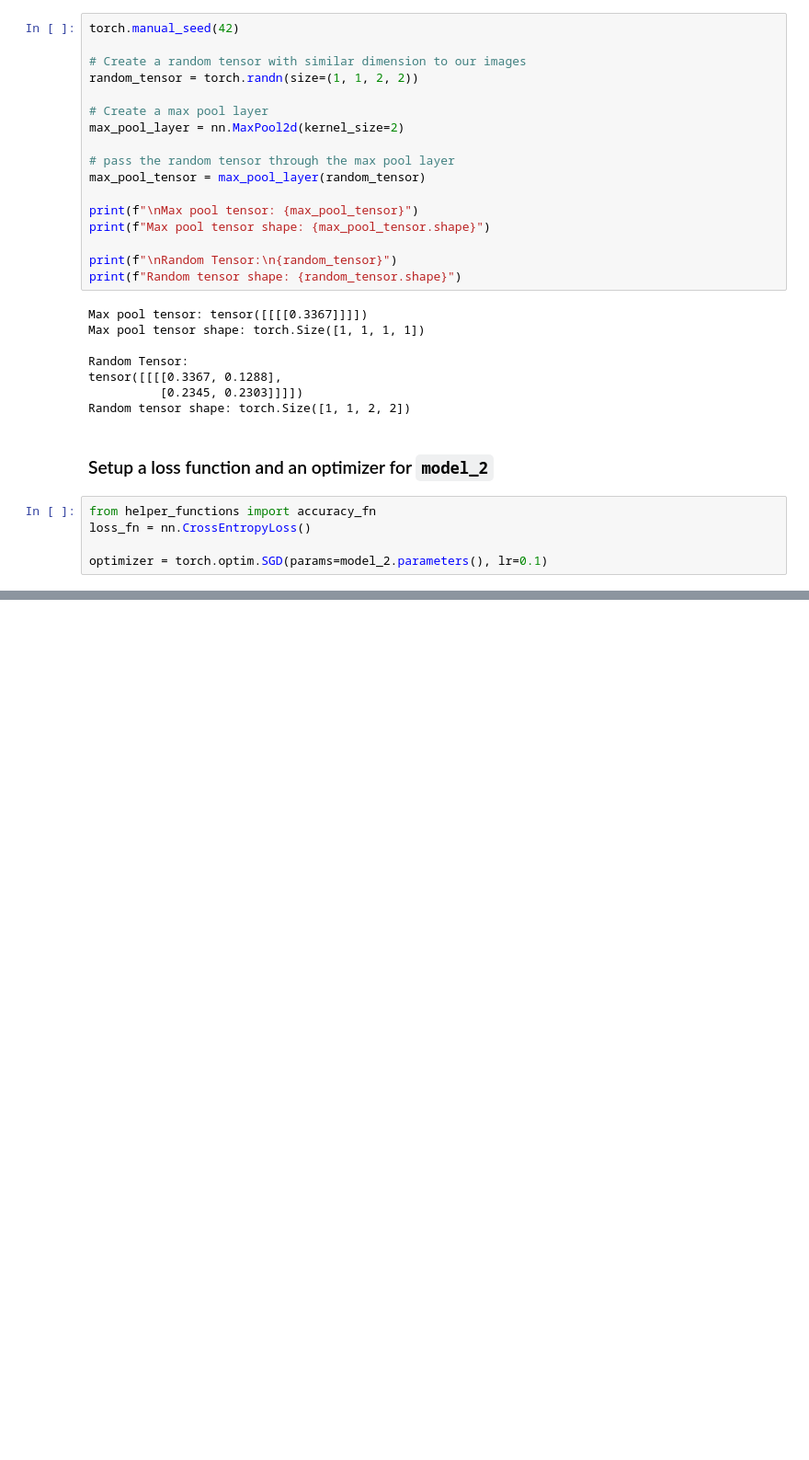
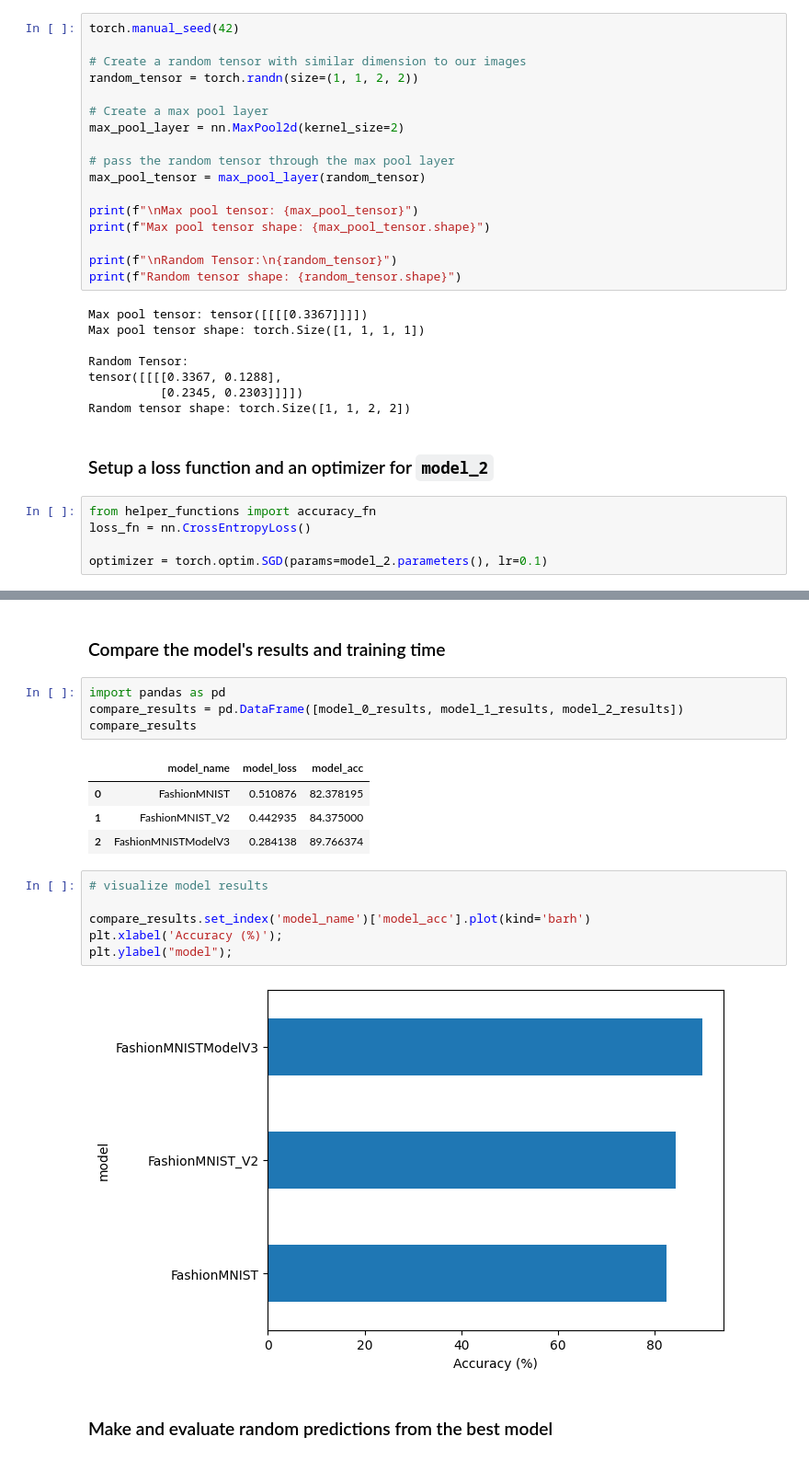
Before and after one commit to Dhyey-2005/PyTorch, a Jupyter notebook: 03_pytorch_computer_vision.ipynb, the cells around one changed output, grey strips where cells are left out. Shown at 92% size. Cells and saved outputs as stored; diff of their text form; blank space fills up the shorter version.

```diff
--- a/03_pytorch_computer_vision.ipynb
+++ b/03_pytorch_computer_vision.ipynb
@@ -806,0 +807,21 @@ model_2_results
+# %% [markdown]
+### Compare the model's results and training time
+# %%
+import pandas as pd
+compare_results = pd.DataFrame([model_0_results, model_1_results, model_2_results])
+compare_results
+# %% [output]
+|  | model_name | model_loss | model_acc |
+| 0 | FashionMNIST | 0.510876 | 82.378195 |
+| 1 | FashionMNIST_V2 | 0.442935 | 84.375000 |
+| 2 | FashionMNISTModelV3 | 0.284138 | 89.766374 |
+# %%
+# visualize model results
+
+compare_results.set_index('model_name')['model_acc'].plot(kind='barh')
+plt.xlabel('Accuracy (%)');
+plt.ylabel("model");
+# %% [output]
+[figure, added]
+# %% [markdown]
+### Make and evaluate random predictions from the best model
```
Also changed, not shown: parts of 14 cells of this notebook.
